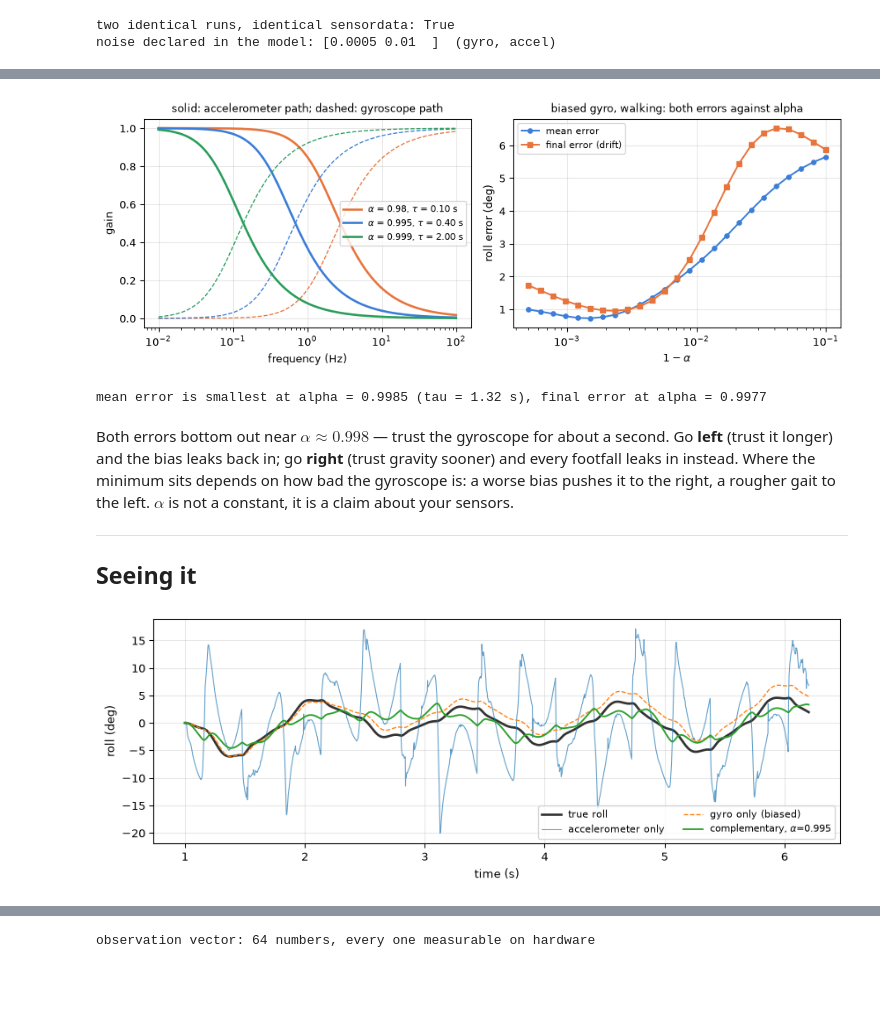
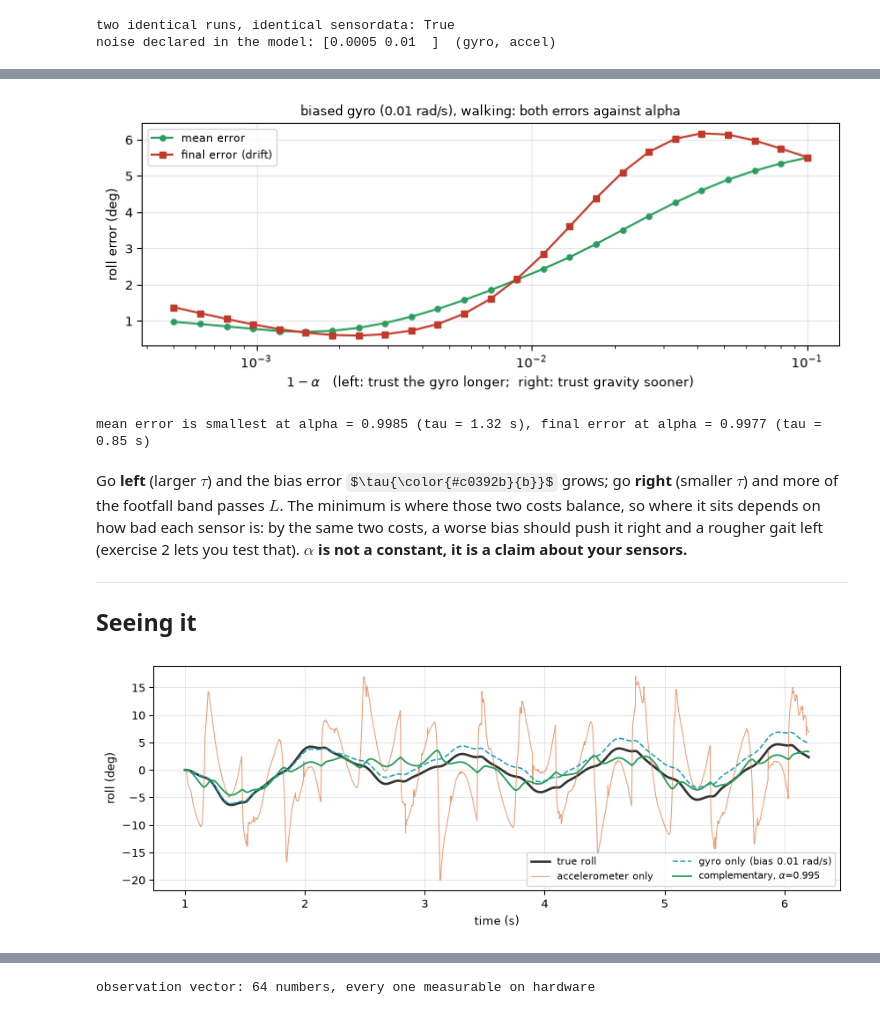
Before and after one commit to gnoejh/soc4180, a Jupyter notebook: weeks/06-sensing/lab.ipynb, the cells around one changed output, grey strips where cells are left out. Cells and saved outputs as stored; diff of their text form; code cells hidden in the pictures; some formulas as TeX source; blank space fills up the shorter version.

```diff
--- a/weeks/06-sensing/lab.ipynb
+++ b/weeks/06-sensing/lab.ipynb
@@ -307,0 +832,19 @@ trusted before gravity has the last word**.
+# %%
+print(f"dt = {dt:.4f} s")
+print(" alpha    tau (s)   f_c (Hz)   bias error tau*b at b = 0.01 rad/s")
+for alpha in (0.98, 0.995, 0.998, 0.999):
+    tau = -dt / np.log(alpha)
+    print(f" {alpha:<7} {tau:8.3f}  {1 / (2 * np.pi * tau):9.3f}   "
+          f"{np.degrees(alpha * dt / (1 - alpha) * 0.01):6.3f} deg")
+
+# Step 4 measured: the robot stands still for 10 s with a biased gyro
+still = soc4180.keyframe_data(model, "stand")
+cf = soc4180.ComplementaryFilter(dt=model.opt.timestep, alpha=0.995)
+for _ in range(int(10.0 / model.opt.timestep)):
+    mujoco.mj_step(model, still)
+    g, a = soc4180.read_imu(model, still, "torso")
+    cf.update(g + np.array([0.01, 0.0, 0.0]), a)
+down = still.site_xmat[imu_site].reshape(3, 3).T @ np.array([0.0, 0.0, -1.0])
+print(f"\nstanding 10 s, bias 0.01 rad/s, alpha 0.995: filter error "
+      f"{np.degrees(cf.roll - np.arctan2(-down[1], -down[2])):.3f} deg "
+      f"(gyro alone would be {np.degrees(0.01 * 10):.1f} deg)")
@@ -308,53 +969,43 @@ trusted before gravity has the last word**.
 # %%
-fig, (ax0, ax1) = plt.subplots(1, 2, figsize=(9.6, 3.6))
-f = np.logspace(-2, 2, 300)
-for alpha, col in ((0.98, "#e8743b"), (0.995, "#3b7dd8"), (0.999, "#2a9d5c")):
-    z = np.exp(2j * np.pi * f * dt)
-    low = np.abs((1 - alpha) / (1 - alpha / z))
-    tau = -dt / np.log(alpha)
-    ax0.semilogx(f, low, lw=2, color=col, label=fr"$\alpha$ = {alpha}, $\tau$ = {tau:.2f} s")
-    ax0.semilogx(f, 1 - low, lw=1, ls="--", color=col)
-ax0.set_xlabel("frequency (Hz)"); ax0.set_ylabel("gain"); ax0.legend(fontsize=8)
-ax0.set_title("solid: accelerometer path; dashed: gyroscope path", fontsize=10); ax0.grid(alpha=0.3)
-
 alphas = 1 - np.logspace(-3.3, -1, 25)
 mean_err, final_err = [], []
 for alpha in alphas:
     est = run_filter(alpha)
     mean_err.append(np.degrees(np.abs(est - roll_true)).mean())
     final_err.append(np.degrees(abs(est[-1] - roll_true[-1])))
-ax1.semilogx(1 - alphas, mean_err, "o-", ms=4, lw=1.5, color="#3b7dd8", label="mean error")
-ax1.semilogx(1 - alphas, final_err, "s-", ms=4, lw=1.5, color="#e8743b", label="final error (drift)")
-ax1.set_xlabel(r"$1 - \alpha$"); ax1.set_ylabel("roll error (deg)"); ax1.legend(fontsize=8)
-ax1.set_title("biased gyro, walking: both errors against alpha", fontsize=10); ax1.grid(alpha=0.3)
+fig, ax1 = plt.subplots(figsize=(8, 3.3))
+ax1.semilogx(1 - alphas, mean_err, "o-", ms=4, lw=1.5, color="#2a9d5c", label="mean error")
+ax1.semilogx(1 - alphas, final_err, "s-", ms=4, lw=1.5, color="#c0392b", label="final error (drift)")
+ax1.set_xlabel(r"$1 - \alpha$   (left: trust the gyro longer;  right: trust gravity sooner)")
+ax1.set_ylabel("roll error (deg)"); ax1.legend(fontsize=8)
+ax1.set_title("biased gyro (0.01 rad/s), walking: both errors against alpha", fontsize=10); ax1.grid(alpha=0.3)
 fig.tight_layout(); plt.show()
 best_mean, best_final = alphas[np.argmin(mean_err)], alphas[np.argmin(final_err)]
 print(f"mean error is smallest at alpha = {best_mean:.4f} (tau = {-dt / np.log(best_mean):.2f} s), "
-      f"final error at alpha = {best_final:.4f}")
+      f"final error at alpha = {best_final:.4f} (tau = {-dt / np.log(best_final):.2f} s)")
 # %% [output]
-[figure, old version]
+[figure, new version]
-mean error is smallest at alpha = 0.9985 (tau = 1.32 s), final error at alpha = 0.9977
+mean error is smallest at alpha = 0.9985 (tau = 1.32 s), final error at alpha = 0.9977 (tau = 0.85 s)
 # %% [markdown]
-Both errors bottom out near $\alpha \approx 0.998$ — trust the gyroscope
-for about a second. Go **left** (trust it longer) and the bias leaks
-back in; go **right** (trust gravity sooner) and every footfall leaks in
-instead. Where the minimum sits depends on how bad the gyroscope is: a
-worse bias pushes it to the right, a rougher gait to the left. $\alpha$
-is not a constant, it is a claim about your sensors.
+Go **left** (larger $\tau$) and the bias error
+$\tau{\color{#c0392b}{b}}$ grows; go **right** (smaller $\tau$) and more
+of the footfall band passes $L$. The minimum is where those two costs
+balance, so where it sits depends on how bad each sensor is: by the same
+two costs, a worse bias should push it right and a rougher gait left
+(exercise 2 lets you test that). **$\alpha$ is not a constant, it is a
+claim about your sensors.**
 
 ------------------------------------------------------------------------
 
 ## Seeing it
 # %%
-import matplotlib.pyplot as plt
-
 fig, ax = plt.subplots(figsize=(9, 3.4))
 ax.plot(t, np.degrees(roll_true), lw=2, color="0.2", label="true roll")
-ax.plot(t, np.degrees(acc_roll), lw=0.8, alpha=0.7, label="accelerometer only")
-ax.plot(t, np.degrees(integrate(0.01)), lw=1.0, ls="--", label="gyro only (biased)")
-ax.plot(t, np.degrees(run_filter(0.995)), lw=1.4, label="complementary, $\\alpha$=0.995")
+ax.plot(t, np.degrees(acc_roll), lw=0.8, alpha=0.7, color="#e8743b", label="accelerometer only")
+ax.plot(t, np.degrees(integrate(0.01)), lw=1.2, ls="--", color="#1a9fb5", label="gyro only (bias 0.01 rad/s)")
+ax.plot(t, np.degrees(run_filter(0.995)), lw=1.4, color="#2a9d5c", label="complementary, $\\alpha$=0.995")
 ax.set_xlabel("time (s)"); ax.set_ylabel("roll (deg)")
 ax.legend(fontsize=8, ncol=2); ax.grid(alpha=0.3)
 fig.tight_layout(); plt.show()
 # %% [output]
-[figure, old version]
+[figure, new version]
```
Also changed, not shown: parts of 47 cells of this notebook, 41 other files.
